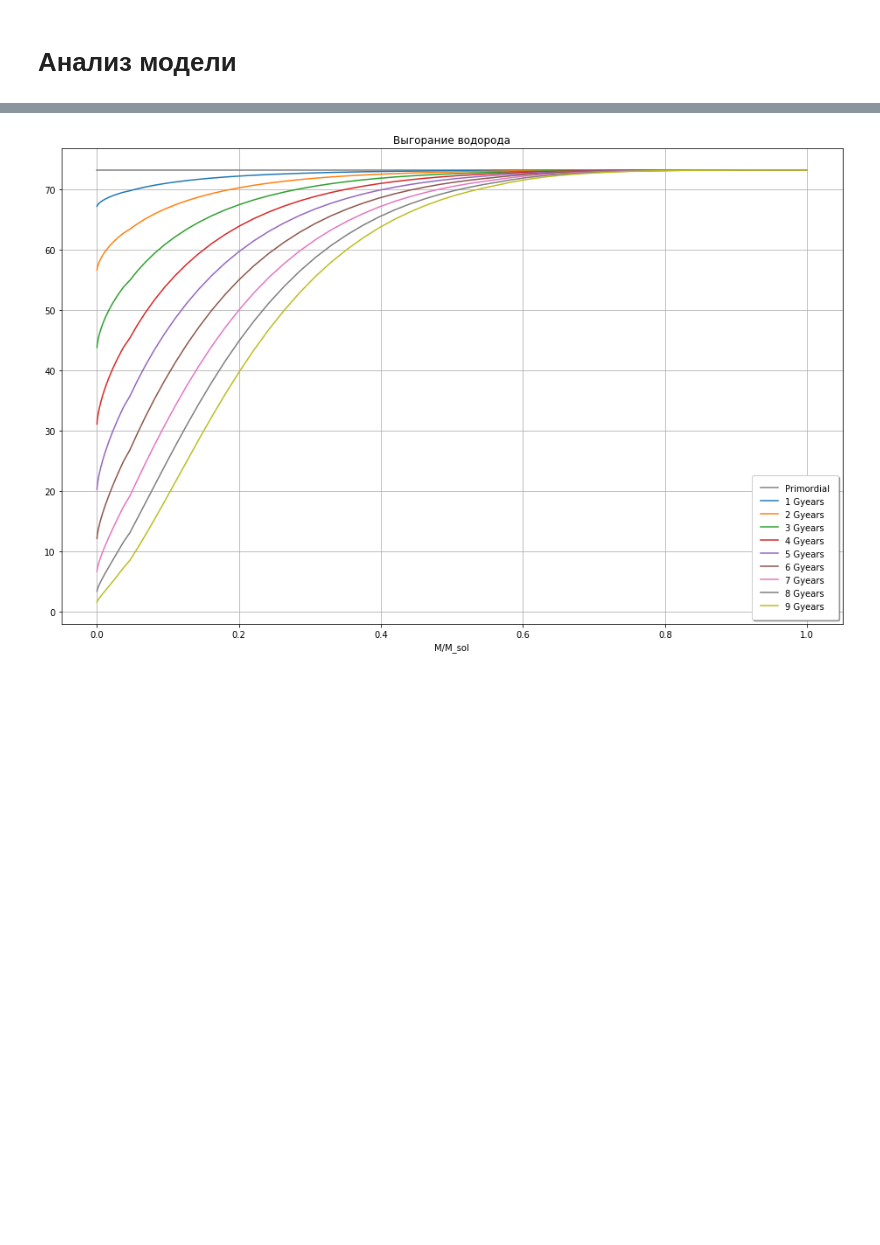
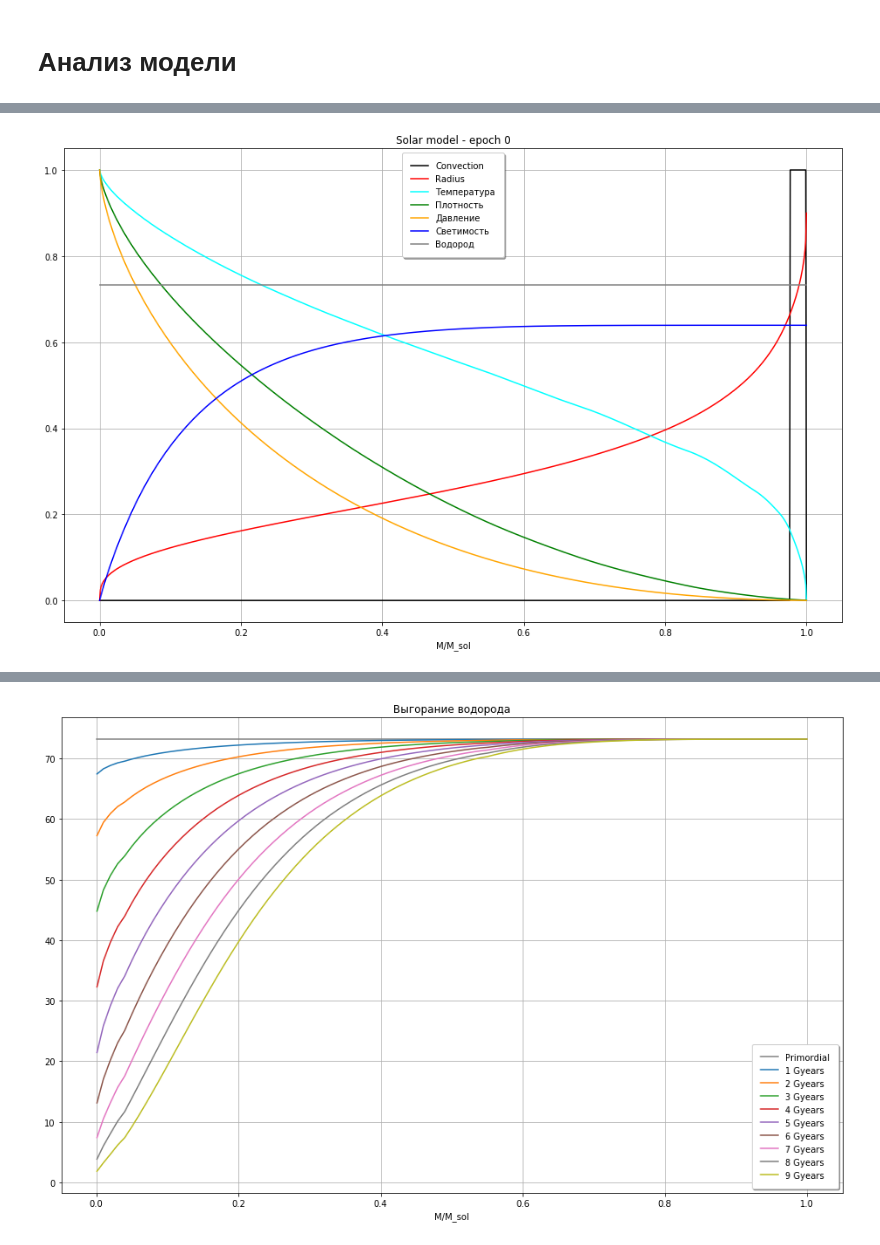
Before and after one commit to boangri/StarModels, a Jupyter notebook: AnalyzeModel.ipynb, the cells around one changed output, grey strips where cells are left out. Cells and saved outputs as stored; diff of their text form; code cells hidden in the pictures; blank space fills up the shorter version.

Commit message:
Created RecalculateModel note, added M-model

```diff
--- a/AnalyzeModel.ipynb
+++ b/AnalyzeModel.ipynb
@@ -74,3 +77,23 @@ ax.legend(fancybox=True, framealpha=1, shadow=True, borderpad=1);
+# %%
+plt.figure(figsize=(16, 10))
+ax = plt.axes()
+plt.plot(m1, c, color='black', label='Convection')
+plt.plot(m1, r1, color='red', label='Radius')
+plt.plot(m1, t/t[0], color='cyan', label='Температура')
+plt.plot(m1, d/d[0], color='green', label='Плотность')
+plt.plot(m1, p/p[0], color='orange', label='Давление')
+plt.plot(m1, l/s.L, color='blue', label='Светимость')
+plt.plot(m1, x, color='gray', label='Водород')
+# plt.plot(r1, p1/p1[0], color='black', marker='.', label='Давление')
+# plt.xlim(-0.1,0.1)
+# plt.ylim(-0.1, 0.1)
+plt.xlabel('M/M_sol')
+plt.ylabel('')
+plt.title('Solar model - epoch %d' % epoch)
+ax.grid(b=True, which='both')
+ax.legend(fancybox=True, framealpha=1, shadow=True, borderpad=1);
+# %% [output]
+[figure, added]
 # %%
 plt.figure(figsize=(16, 10))
 ax = plt.axes()
```
Also changed, not shown: parts of 11 cells of this notebook, 2 other files.
